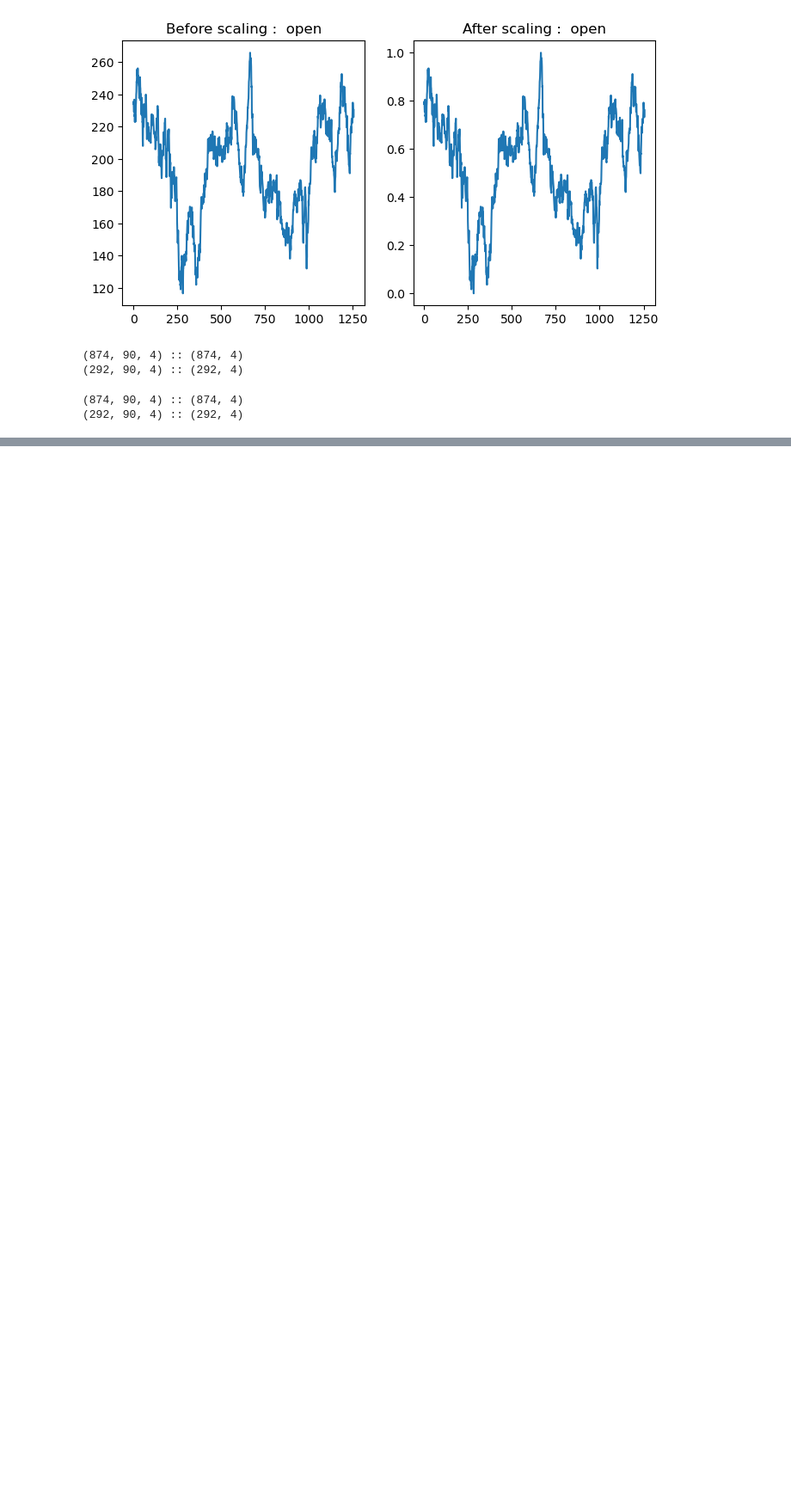
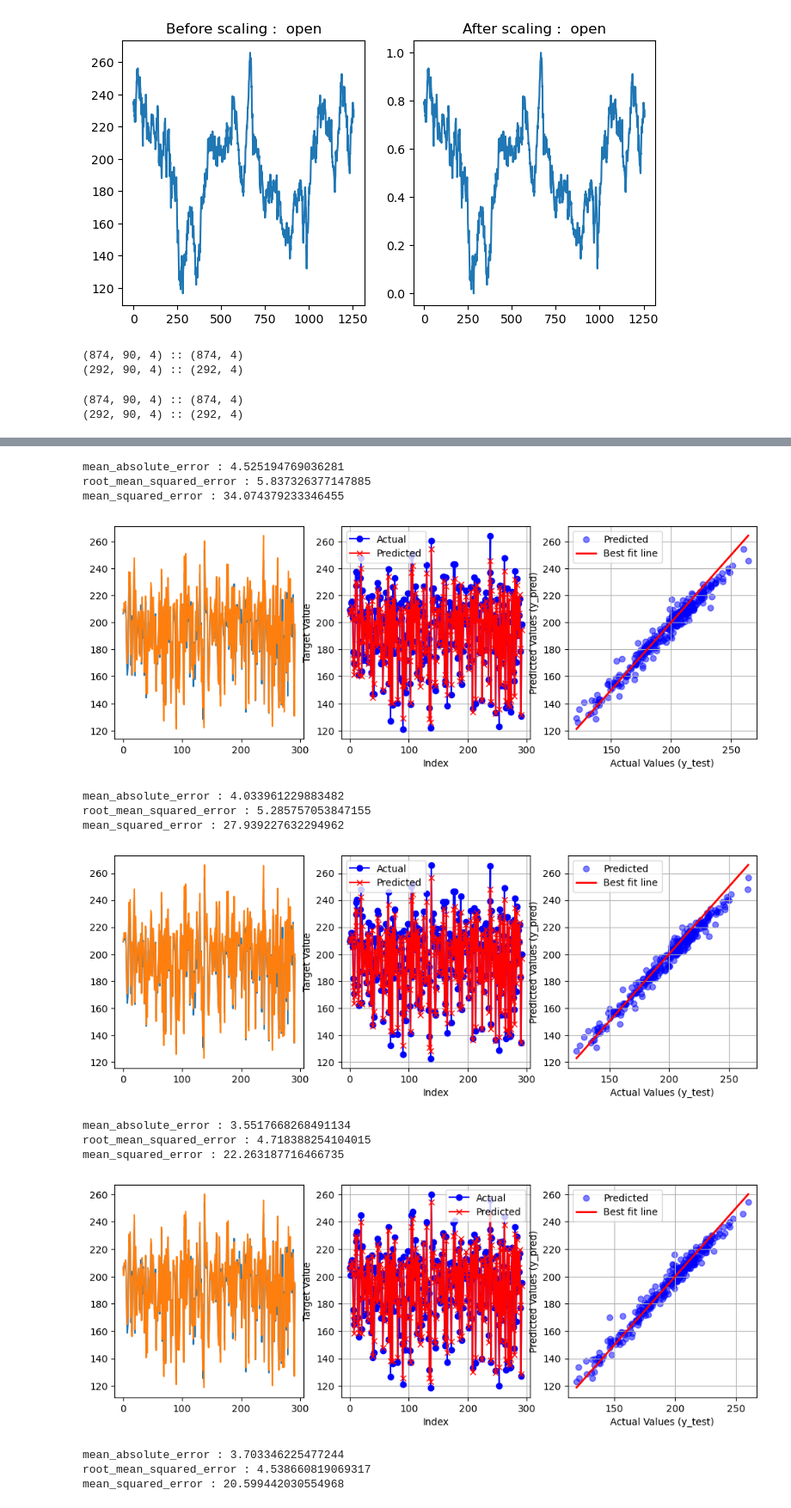
Before and after one commit to utsav87589/LSTM---Stock-price-prediction, a Jupyter notebook: test_files/v1/revision/29-4.ipynb, the cells around one changed output, grey strips where cells are left out. Shown at 86% size. Saved outputs shown, nothing was run; the diff lists cells and outputs as text; code cells hidden in the pictures; blank space fills up the shorter version.

```diff
--- a/test_files/v1/revision/29-4.ipynb
+++ b/test_files/v1/revision/29-4.ipynb
@@ -157,0 +342,3 @@ from tensorflow.keras.models import Sequential
+# %%
+### training the model
+model_boeing.fit(X_train_boeing, y_train_boeing, batch_size = 32, epochs = 40, verbose = 1)
@@ -157,0 +364,4 @@ from tensorflow.keras.models import Sequential
+# %%
+### predicting the y_pred_boeing
+y_pred_boeing = model_boeing.predict(X_test_boeing)
+y_train_boeing
@@ -157,0 +377,24 @@ from tensorflow.keras.models import Sequential
+# %%
+### inverse scaling the datasets
+y_pred_boeing = scaler_boeing.inverse_transform(y_pred_boeing)
+y_test_boeing = scaler_boeing.inverse_transform(y_test_boeing)
+# %%
+### checking the metrics and the graphs
+for i in range(0, 4) :
+    metrices_and_graphs(y_test_boeing[:, i], y_pred_boeing[:, i])
+# %% [output]
+mean_absolute_error : 4.525194769036281
+root_mean_squared_error : 5.837326377147885
+mean_squared_error : 34.074379233346455
+[figure, added]
+mean_absolute_error : 4.033961229883482
+root_mean_squared_error : 5.285757053847155
+mean_squared_error : 27.939227632294962
+[figure, added]
+mean_absolute_error : 3.5517668268491134
+root_mean_squared_error : 4.718388254104015
+mean_squared_error : 22.263187716466735
+[figure, added]
+mean_absolute_error : 3.703346225477244
+root_mean_squared_error : 4.538660819069317
+mean_squared_error : 20.599442030554968
```
Also changed, not shown: parts of 18 cells of this notebook.
